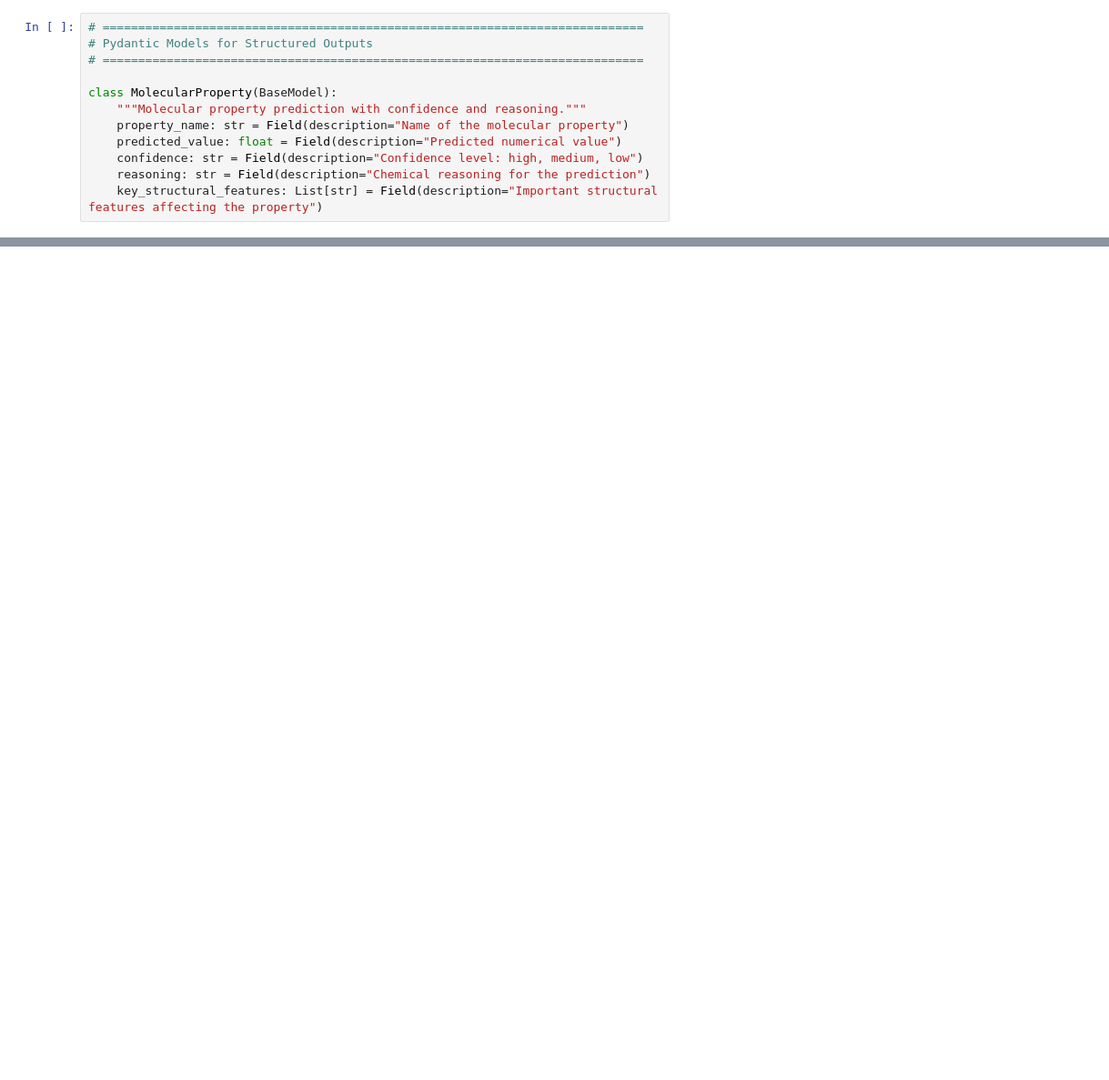
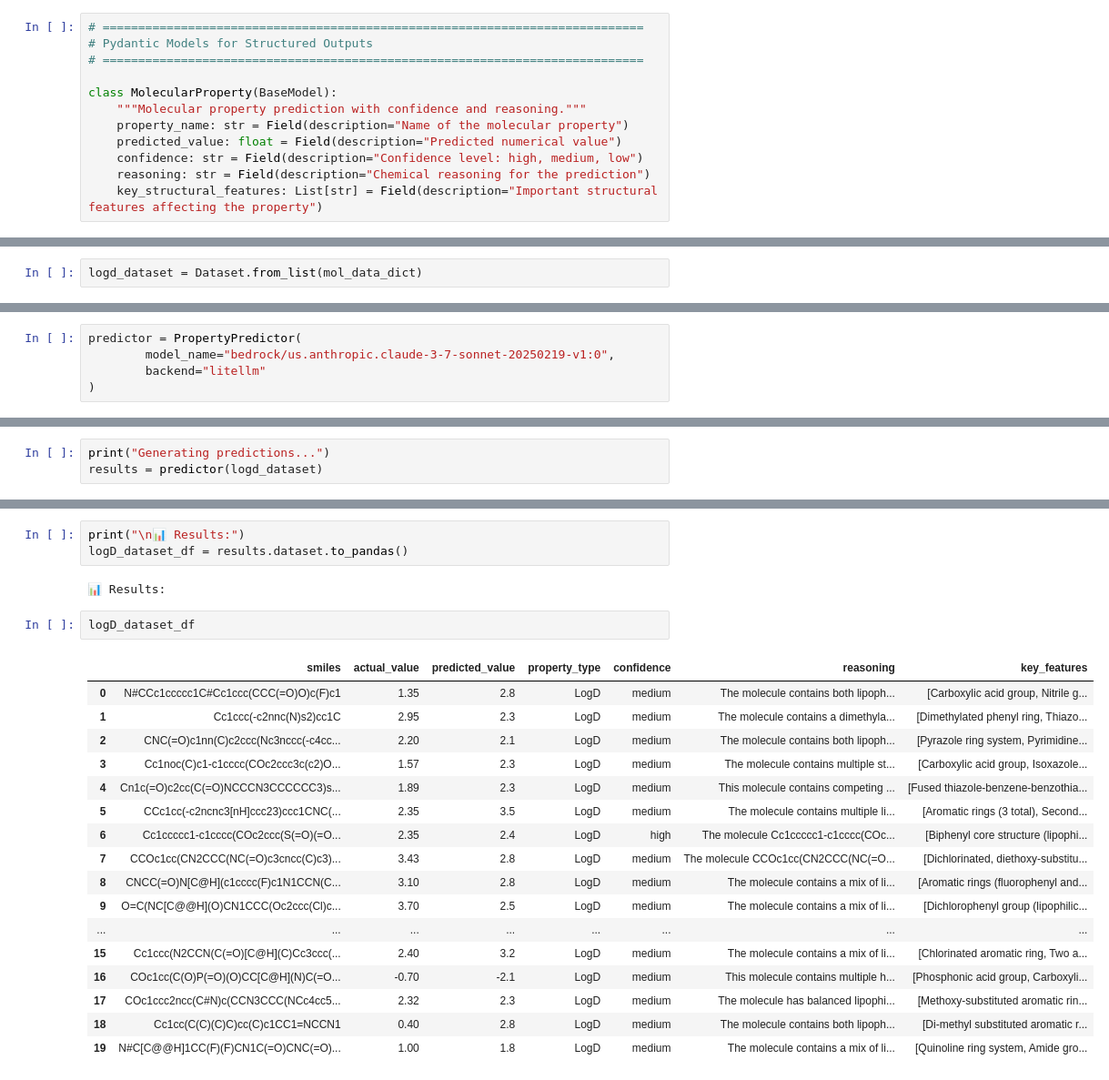
Before and after one commit to leelasd/GraphGen, a Jupyter notebook: bespokelabs-curator/learn-curator.ipynb, the cells around one changed output, grey strips where cells are left out. Shown at 91% size. Drawn from its saved outputs; the diff is of its cells as text; blank space fills up the shorter version.

Commit message:
Tested it with anthropic 3.7 sonnet v1 and it works

```diff
--- a/bespokelabs-curator/learn-curator.ipynb
+++ b/bespokelabs-curator/learn-curator.ipynb
@@ -70,0 +103,2 @@ Consider factors like:
+# %%
+logd_dataset = Dataset.from_list(mol_data_dict)
@@ -70,0 +112,5 @@ Consider factors like:
+# %%
+predictor = PropertyPredictor(
+        model_name="bedrock/us.anthropic.claude-3-7-sonnet-20250219-v1:0",
+        backend="litellm"
+)
@@ -70,0 +122,3 @@ Consider factors like:
+# %%
+print("Generating predictions...")
+results = predictor(logd_dataset)
@@ -70,0 +174,25 @@ Consider factors like:
+# %%
+print("\n📊 Results:")
+logD_dataset_df = results.dataset.to_pandas()
+# %% [output]
+📊 Results:
+# %%
+logD_dataset_df
+# %% [output]
+|  | smiles | actual_value | predicted_value | property_type | confidence | reasoning | key_features |
+| 0 | N#CCc1ccccc1C#Cc1ccc(CCC(=O)O)c(F)c1 | 1.35 | 2.8 | LogD | medium | The molecule contains both lipoph... | [Carboxylic acid group, Nitrile g... |
+| 1 | Cc1ccc(-c2nnc(N)s2)cc1C | 2.95 | 2.3 | LogD | medium | The molecule contains a dimethyla... | [Dimethylated phenyl ring, Thiazo... |
+| 2 | CNC(=O)c1nn(C)c2ccc(Nc3nccc(-c4cc... | 2.20 | 2.1 | LogD | medium | The molecule contains both lipoph... | [Pyrazole ring system, Pyrimidine... |
+| 3 | Cc1noc(C)c1-c1cccc(COc2ccc3c(c2)O... | 1.57 | 2.3 | LogD | medium | The molecule contains multiple st... | [Carboxylic acid group, Isoxazole... |
+| 4 | Cn1c(=O)c2cc(C(=O)NCCCN3CCCCCC3)s... | 1.89 | 2.3 | LogD | medium | This molecule contains competing ... | [Fused thiazole-benzene-benzothia... |
+| 5 | CCc1cc(-c2ncnc3[nH]ccc23)ccc1CNC(... | 2.35 | 3.5 | LogD | medium | The molecule contains multiple li... | [Aromatic rings (3 total), Second... |
+| 6 | Cc1ccccc1-c1cccc(COc2ccc(S(=O)(=O... | 2.35 | 2.4 | LogD | high | The molecule Cc1ccccc1-c1cccc(COc... | [Biphenyl core structure (lipophi... |
+| 7 | CCOc1cc(CN2CCC(NC(=O)c3cncc(C)c3)... | 3.43 | 2.8 | LogD | medium | The molecule CCOc1cc(CN2CCC(NC(=O... | [Dichlorinated, diethoxy-substitu... |
+| 8 | CNCC(=O)N[C@H](c1cccc(F)c1N1CCN(C... | 3.10 | 2.8 | LogD | medium | The molecule contains a mix of li... | [Aromatic rings (fluorophenyl and... |
+| 9 | O=C(NC[C@@H](O)CN1CCC(Oc2ccc(Cl)c... | 3.70 | 2.5 | LogD | medium | The molecule contains a mix of li... | [Dichlorophenyl group (lipophilic... |
+| ... | ... | ... | ... | ... | ... | ... | ... |
+| 15 | Cc1ccc(N2CCN(C(=O)[C@H](C)Cc3ccc(... | 2.40 | 3.2 | LogD | medium | The molecule contains a mix of li... | [Chlorinated aromatic ring, Two a... |
+| 16 | COc1cc(C(O)P(=O)(O)CC[C@H](N)C(=O... | -0.70 | -2.1 | LogD | medium | This molecule contains multiple h... | [Phosphonic acid group, Carboxyli... |
+| 17 | COc1ccc2ncc(C#N)c(CCN3CCC(NCc4cc5... | 2.32 | 2.3 | LogD | medium | The molecule has balanced lipophi... | [Methoxy-substituted aromatic rin... |
+| 18 | Cc1cc(C(C)(C)C)cc(C)c1CC1=NCCN1 | 0.40 | 2.8 | LogD | medium | The molecule contains both lipoph... | [Di-methyl substituted aromatic r... |
+| 19 | N#C[C@@H]1CC(F)(F)CN1C(=O)CNC(=O)... | 1.00 | 1.8 | LogD | medium | The molecule contains a mix of li... | [Quinoline ring system, Amide gro... |
```
Also changed, not shown: parts of 19 cells of this notebook.
